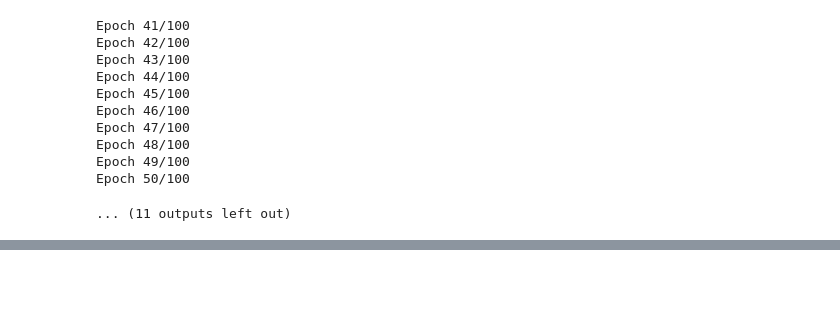
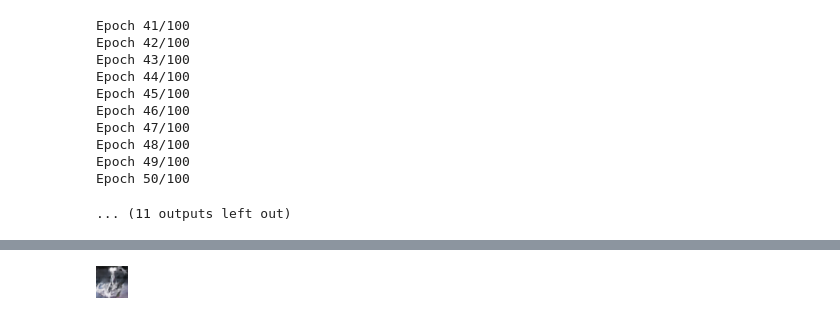
Before and after one commit to NickSlm/all-for-one, a Jupyter notebook: backend/models/GAN.ipynb, the cells around one changed output, grey strips where cells are left out. Saved outputs shown, nothing was run; the diff lists cells and outputs as text; code cells hidden in the pictures; blank space fills up the shorter version.

Commit message:
fetching generated image from backend and rendering

```diff
--- a/backend/models/GAN.ipynb
+++ b/backend/models/GAN.ipynb
@@ -228,5 +233,10 @@ Your kernel may have been built without NUMA support.
 # %%
-latent_dim = tf.random.normal(shape=[3, 100])
-generated_images = gen(latent_dim).numpy()
+latent_dim = tf.random.normal(shape=[1, 100])
+generated_images = gen(latent_dim).numpy()[0]
 
-image1 = generated_images[0]
+generated_images = (generated_images + 1) / 2
+generated_images = (generated_images * 255).astype(np.uint8)
+image = Image.fromarray(generated_images)
+image
+# %% [output]
+[figure, added]
```
Also changed, not shown: parts of 7 cells of this notebook, 8 other files.
